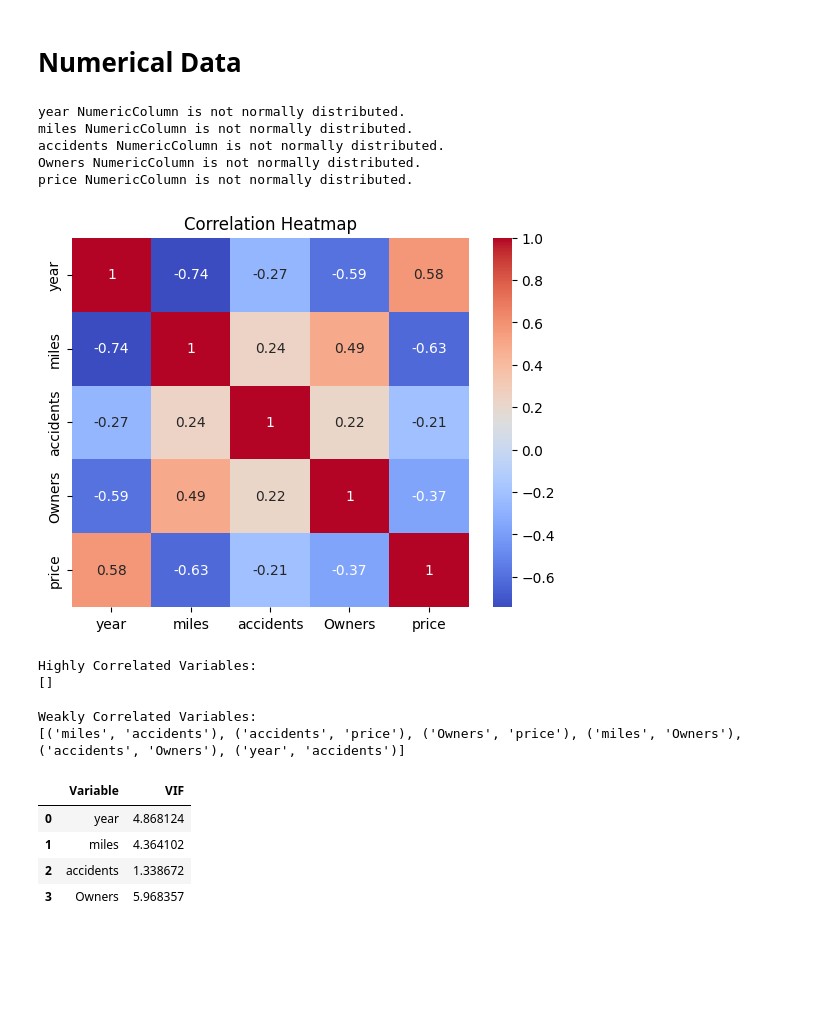
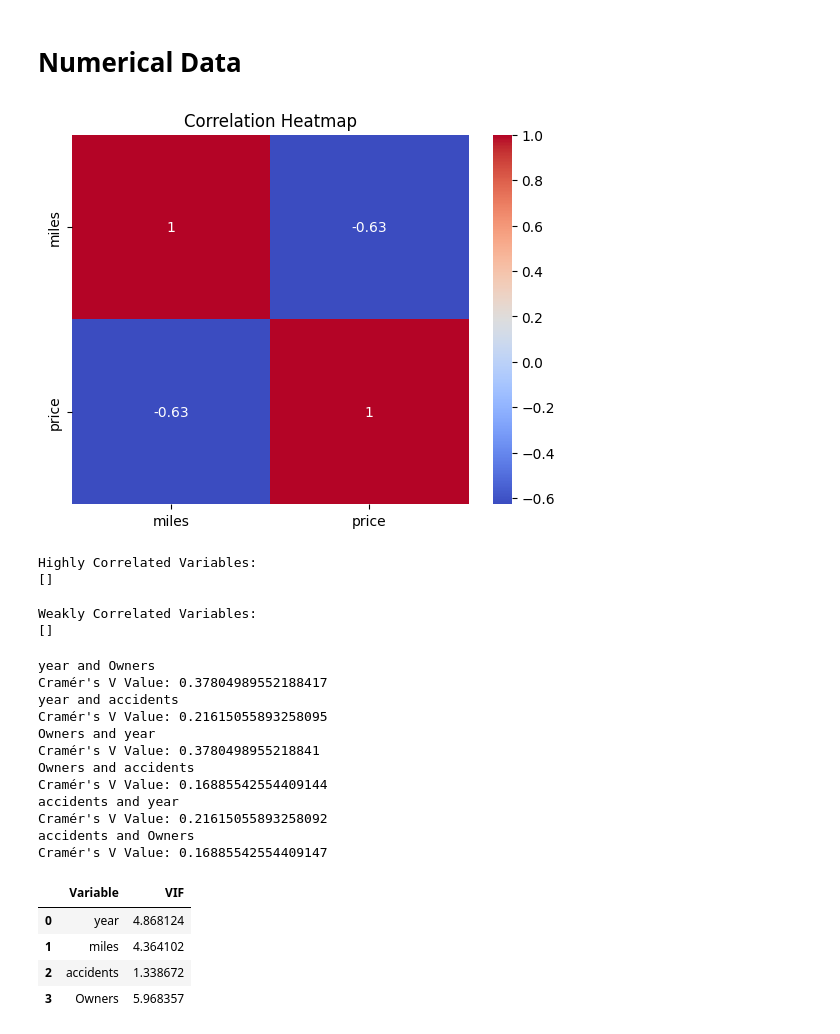
Before and after one commit to Soha85/MyKaggle, a Jupyter notebook: used-car-price-prediction.ipynb, the cells around one changed output. Drawn from its saved outputs; the diff is of its cells as text; code cells hidden in the pictures; blank space fills up the shorter version.

Commit message:
Kaggle Notebook | Used car price prediction | Version 12

```diff
--- a/used-car-price-prediction.ipynb
+++ b/used-car-price-prediction.ipynb
@@ -356,28 +356,13 @@ for c in ['year','Owners','accidents','price','miles']:
 [figure]
 # %% [markdown]
 # Numerical Data
-# %%
-numeric_cols = ['year','miles','accidents','Owners','price']
-from scipy.stats import normaltest
-for c in numeric_cols:
-    stat, p_value = normaltest(df[c])
-    if p_value < 0.05:
-        print(c,'NumericColumn is not normally distributed.')
-    else:
-        print(c,'NumericColumn follows a normal distribution.')
-# %% [output]
-year NumericColumn is not normally distributed.
-miles NumericColumn is not normally distributed.
-accidents NumericColumn is not normally distributed.
-Owners NumericColumn is not normally distributed.
-price NumericColumn is not normally distributed.
 # %%
-correlation_matrix = df[numeric_cols].corr()
+correlation_matrix = df[['miles','price']].corr()
 sns.heatmap(correlation_matrix, annot=True, cmap='coolwarm')
 plt.title('Correlation Heatmap')
 plt.show()
 # %% [output]
-[figure, old version]
+[figure, new version]
 # %%
 # Identify highly correlated columns
 highly_correlated_vars = set()
@@ -413,7 +398,43 @@ Highly Correlated Variables:
 []
 
 Weakly Correlated Variables:
-[('miles', 'accidents'), ('accidents', 'price'), ('Owners', 'price'), ('miles', 'Owners'), ('accidents', 'Owners'), ('year', 'accidents')]
+[]
+# %%
+#Cramér's V is a measure of association between two categorical variables.
+#It ranges from 0 to 1, with 0 indicating no association and 1 indicating a perfect association.
+from scipy.stats import chi2_contingency
+def cramers_v(x, y):
+    confusion_matrix = pd.crosstab(x, y)
+    chi2 = chi2_contingency(confusion_matrix)[0]
+    n = confusion_matrix.sum().sum()
+    phi2 = chi2 / n
+    r, k = confusion_matrix.shape
+    phi2corr = max(0, phi2 - ((k-1)*(r-1))/(n-1))
+    rcorr = r - ((r-1)**2)/(n-1)
+    kcorr = k - ((k-1)**2)/(n-1)
+    cramers_v_value = np.sqrt(phi2corr / min((kcorr-1), (rcorr-1)))
+    return cramers_v_value
+
+# Example usage
+for c in ["year","Owners","accidents"]:
+    for d in ["year","Owners","accidents"]:
+        if c!=d:
+            cramers_v_value = cramers_v(df[c], df[d])
+            print(c,"and",d)
+            print(f"Cramér's V Value: {cramers_v_value}")
+# %% [output]
+year and Owners
+Cramér's V Value: 0.37804989552188417
+year and accidents
+Cramér's V Value: 0.21615055893258095
+Owners and year
+Cramér's V Value: 0.3780498955218841
+Owners and accidents
+Cramér's V Value: 0.16885542554409144
+accidents and year
+Cramér's V Value: 0.21615055893258092
+accidents and Owners
+Cramér's V Value: 0.16885542554409147
 # %%
 from statsmodels.stats.outliers_influence import variance_inflation_factor
 #Variables with high VIF values (typically above 5 or 10) may indicate multicollinearity.
```
